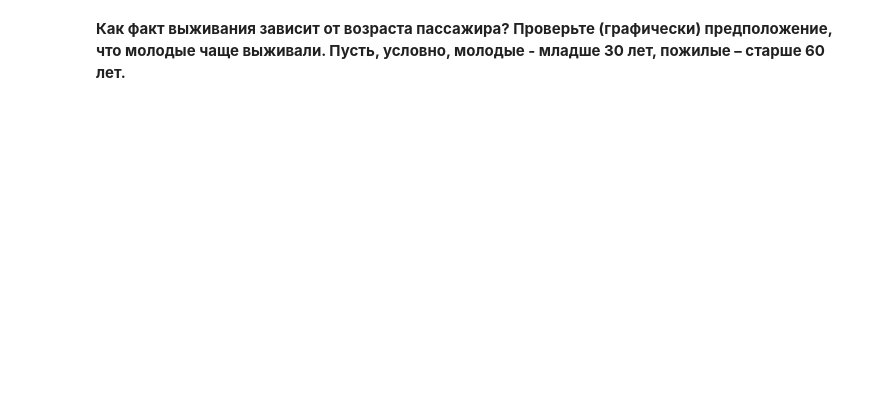
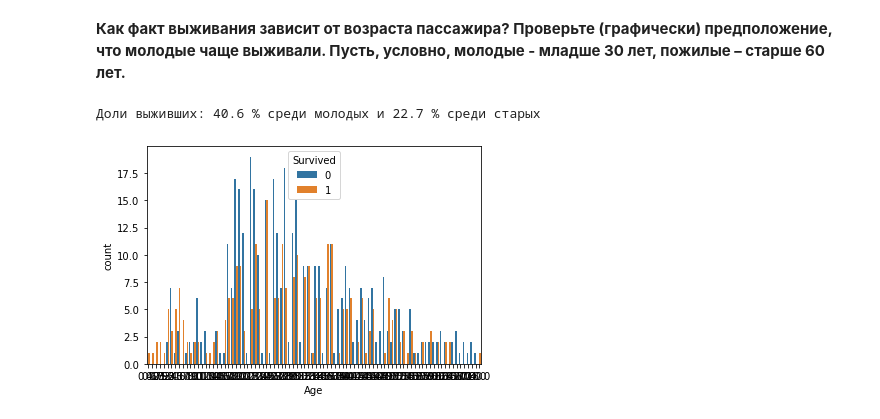
Before and after one commit to Bojechko/ml_homework, a Jupyter notebook: jupyter_russian/topic02_visual_analysis/lesson2_practice_visual_titanic.ipynb, the cells around one changed output. Cells and saved outputs as stored; diff of their text form; code cells hidden in the pictures; blank space fills up the shorter version.

```diff
--- a/jupyter_russian/topic02_visual_analysis/lesson2_practice_visual_titanic.ipynb
+++ b/jupyter_russian/topic02_visual_analysis/lesson2_practice_visual_titanic.ipynb
@@ -129,6 +133,9 @@ sns.countplot(x='Pclass', hue='Survived', data=train_df)
 # %%
 
 sns.countplot(x='Age', hue='Survived', data=train_df)
 print('Доли выживших:',
-      round(data[data.Age < 30].Survived.value_counts(normalize=True)[1] * 100, 1), '% среди молодых и', \
-      round(data[data.Age > 60].Survived.value_counts(normalize=True)[1] * 100, 1), '% среди старых')# Ваш код здесь
+      round(train_df[train_df.Age < 30].Survived.value_counts(normalize=True)[1] * 100, 1), '% среди молодых и', \
+      round(train_df[train_df.Age > 60].Survived.value_counts(normalize=True)[1] * 100, 1), '% среди старых')# Ваш код здесь
+# %% [output]
+Доли выживших: 40.6 % среди молодых и 22.7 % среди старых
+[figure, added]
```
Also changed, not shown: parts of 4 cells of this notebook.
